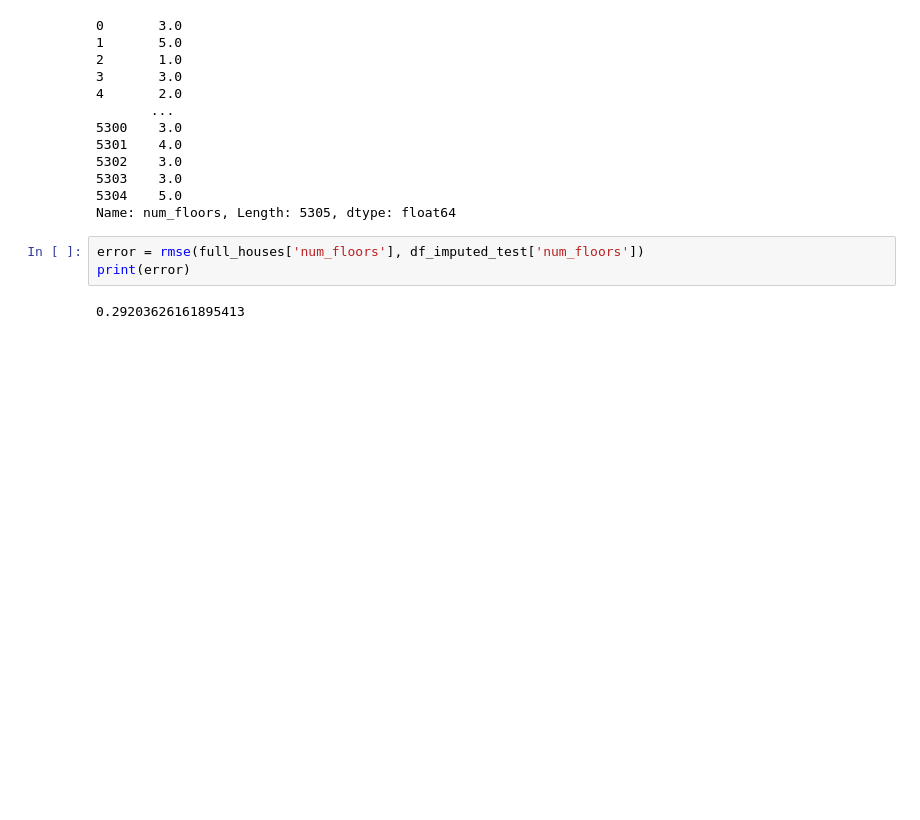
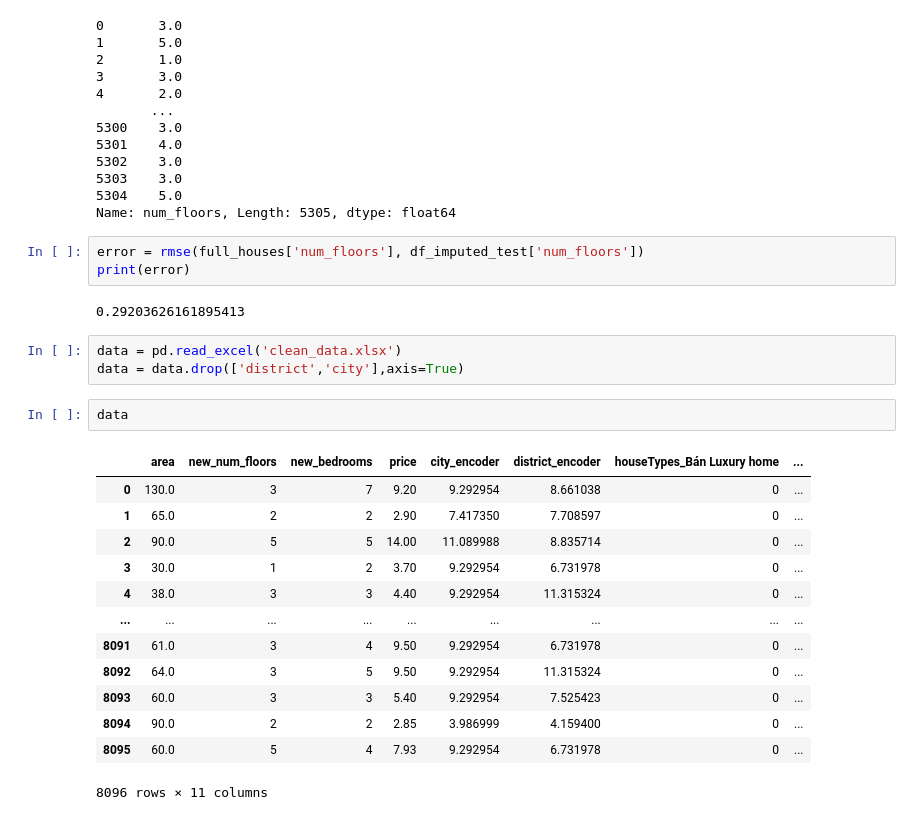
Before and after one commit to DatMinhLeChon/DS.Final, a Jupyter notebook: KNN_imputer.ipynb, the cells around one changed output. Saved outputs shown, nothing was run; the diff lists cells and outputs as text; blank space fills up the shorter version.

```diff
--- a/KNN_imputer.ipynb
+++ b/KNN_imputer.ipynb
@@ -106,3 +107,22 @@ error = rmse(full_houses['num_floors'], df_imputed_test['num_floors'])
 print(error)
 # %% [output]
 0.29203626161895413
+# %%
+data = pd.read_excel('clean_data.xlsx')
+data = data.drop(['district','city'],axis=True)
+# %%
+data
+# %% [output]
+|  | area | new_num_floors | new_bedrooms | price | city_encoder | district_encoder | houseTypes_Bán Luxury home | ... |
+| 0 | 130.0 | 3 | 7 | 9.20 | 9.292954 | 8.661038 | 0 | ... |
+| 1 | 65.0 | 2 | 2 | 2.90 | 7.417350 | 7.708597 | 0 | ... |
+| 2 | 90.0 | 5 | 5 | 14.00 | 11.089988 | 8.835714 | 0 | ... |
+| 3 | 30.0 | 1 | 2 | 3.70 | 9.292954 | 6.731978 | 0 | ... |
+| 4 | 38.0 | 3 | 3 | 4.40 | 9.292954 | 11.315324 | 0 | ... |
+| ... | ... | ... | ... | ... | ... | ... | ... | ... |
+| 8091 | 61.0 | 3 | 4 | 9.50 | 9.292954 | 6.731978 | 0 | ... |
+| 8092 | 64.0 | 3 | 5 | 9.50 | 9.292954 | 11.315324 | 0 | ... |
+| 8093 | 60.0 | 3 | 3 | 5.40 | 9.292954 | 7.525423 | 0 | ... |
+| 8094 | 90.0 | 2 | 2 | 2.85 | 3.986999 | 4.159400 | 0 | ... |
+| 8095 | 60.0 | 5 | 4 | 7.93 | 9.292954 | 6.731978 | 0 | ... |
+8096 rows × 11 columns
```
Also changed, not shown: parts of 2 cells of this notebook, 1 other file.
